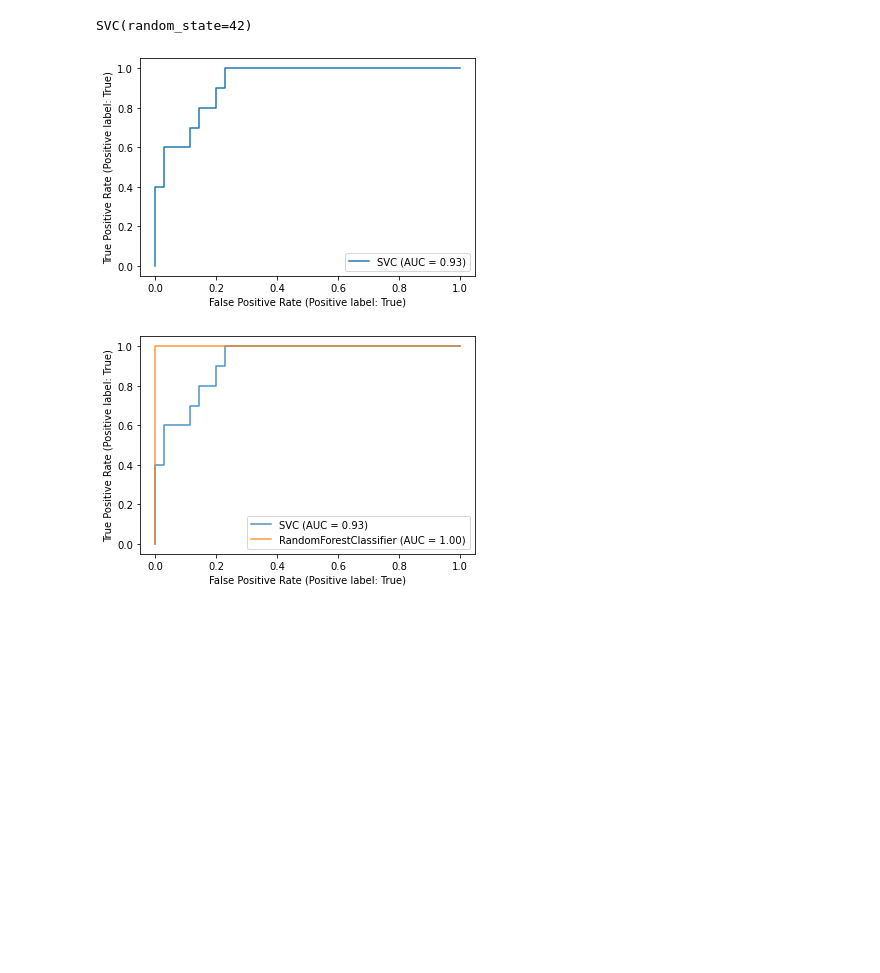
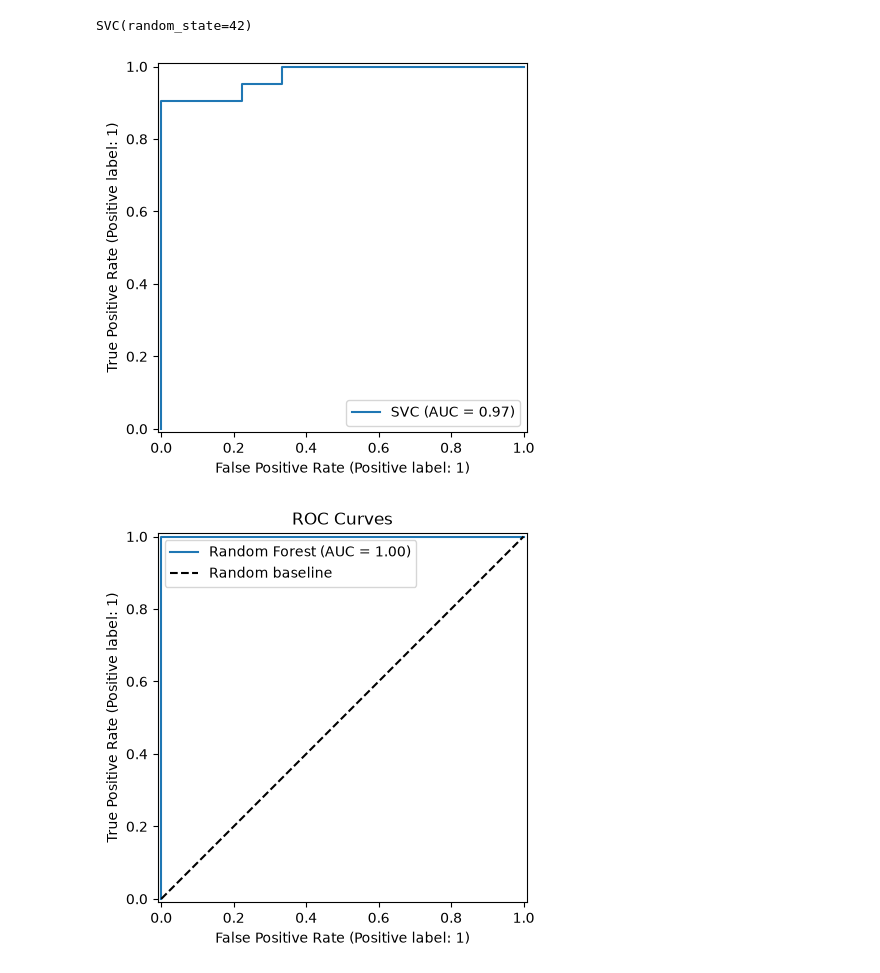
Before and after one commit to amyyychiang2/IMLP, a Jupyter notebook: Python course/Unit06/1.2_ROC實作.ipynb, the cells around one changed output. Cells and saved outputs as stored; diff of their text form; code cells hidden in the pictures; blank space fills up the shorter version.

```diff
--- a/Python course/Unit06/1.2_ROC實作.ipynb
+++ b/Python course/Unit06/1.2_ROC實作.ipynb
@@ -58,19 +58,36 @@ svc.fit(X_train, y_train)
   True  True  True  True  True  True  True  True  True  True  True  True
   True  True  True  True  True  True  True  True  True  True]
 SVC(random_state=42)
-# %%
-#2 繪製ROC曲線
-svc_disp = plot_roc_curve(svc, X_test, y_test)
-plt.show()
-# %% [output]
-[figure, removed]
-# %%
-#3 訓練一個隨機森林並且繪製ROC曲線
-rfc = RandomForestClassifier(n_estimators=10, random_state=42)
-rfc.fit(X_train, y_train)
-ax = plt.gca()
-svc_disp.plot(ax=ax, alpha=0.8)
-rfc_disp = plot_roc_curve(rfc, X_test, y_test, ax=ax, alpha=0.8)
-plt.show()
-# %% [output]
-[figure, removed]
+# %%
+#2 繪製ROC曲線
+#svc_disp = plot_roc_curve(svc, X_test, y_test)
+#plt.show()
+# Load data
+X, y = load_wine(return_X_y=True)
+
+# Make this a binary classification problem for ROC plotting
+X = X[y != 2]
+y = y[y != 2]
+
+# Split data
+X_train, X_test, y_train, y_test = train_test_split(
+    X, y, test_size=0.3, random_state=0, stratify=y
+)
+
+# Train models
+svc = SVC(probability=True, random_state=0)
+rf = RandomForestClassifier(random_state=0)
+
+svc.fit(X_train, y_train)
+rf.fit(X_train, y_train)
+
+RocCurveDisplay.from_estimator(svc, X_test, y_test, name="SVC")
+RocCurveDisplay.from_estimator(rf, X_test, y_test, name="Random Forest")
+
+plt.plot([0, 1], [0, 1], "k--", label="Random baseline")
+plt.title("ROC Curves")
+plt.legend()
+plt.show()
+# %% [output]
+[figure, added]
+[figure, added]
```
Also changed, not shown: parts of 2 cells of this notebook, 5 other files.
